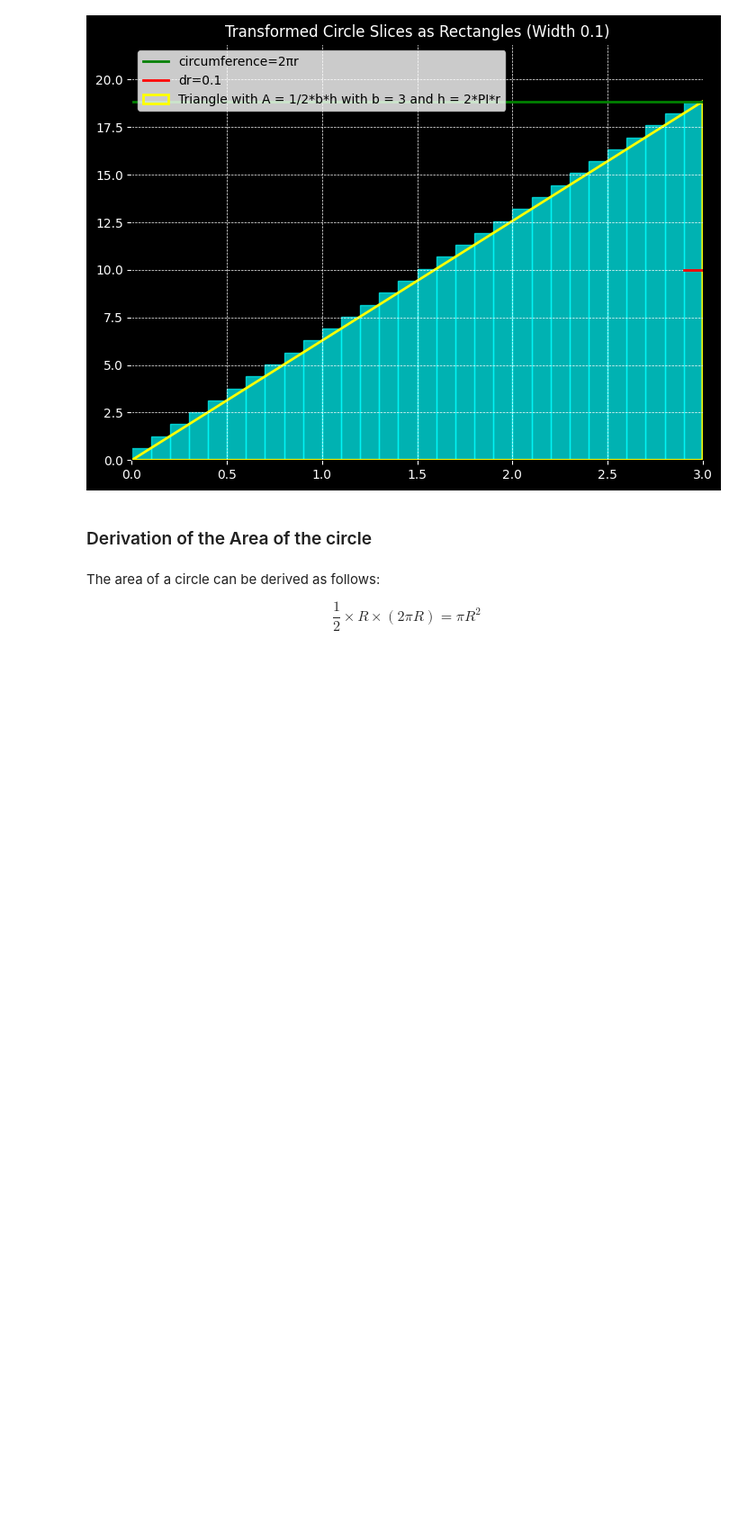
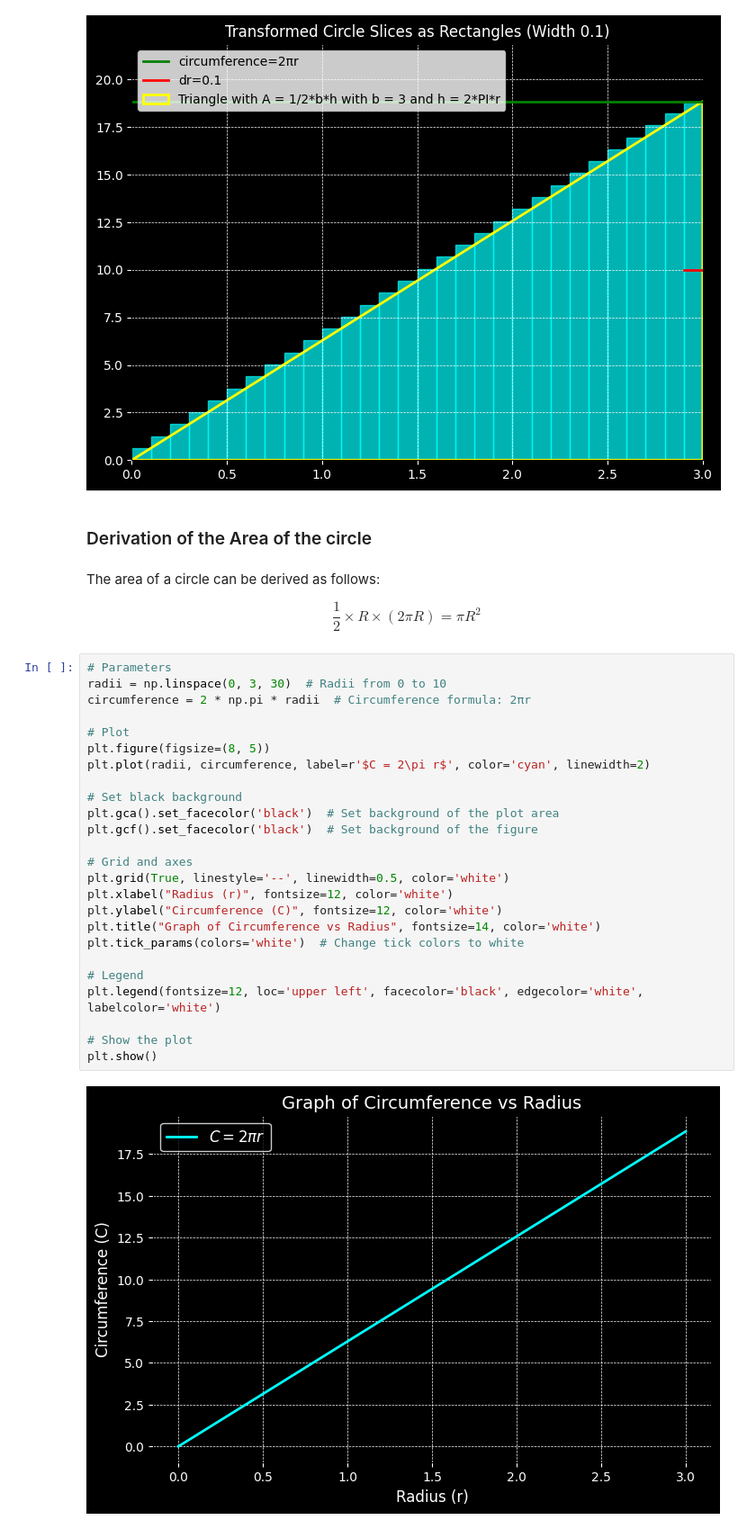
Before and after one commit to KevinGarrison/PythonCalculusEssentials, a Jupyter notebook: chapter_1.ipynb, the cells around one changed output. Shown: that part at 90% size. Saved outputs shown, nothing was run; the diff lists cells and outputs as text; blank space fills up the shorter version.

```diff
--- a/chapter_1.ipynb
+++ b/chapter_1.ipynb
@@ -153,3 +153,30 @@ The area of a circle can be derived as follows:
 $$
 \frac{1}{2} \times R \times (2 \pi R) = \pi R^2
 $$
+# %%
+# Parameters
+radii = np.linspace(0, 3, 30)  # Radii from 0 to 10
+circumference = 2 * np.pi * radii  # Circumference formula: 2πr
+
+# Plot
+plt.figure(figsize=(8, 5))
+plt.plot(radii, circumference, label=r'$C = 2\pi r$', color='cyan', linewidth=2)
+
+# Set black background
+plt.gca().set_facecolor('black')  # Set background of the plot area
+plt.gcf().set_facecolor('black')  # Set background of the figure
+
+# Grid and axes
+plt.grid(True, linestyle='--', linewidth=0.5, color='white')
+plt.xlabel("Radius (r)", fontsize=12, color='white')
+plt.ylabel("Circumference (C)", fontsize=12, color='white')
+plt.title("Graph of Circumference vs Radius", fontsize=14, color='white')
+plt.tick_params(colors='white')  # Change tick colors to white
+
+# Legend
+plt.legend(fontsize=12, loc='upper left', facecolor='black', edgecolor='white', labelcolor='white')
+
+# Show the plot
+plt.show()
+# %% [output]
+[figure, added]
```
Also changed, not shown: parts of 2 cells of this notebook.
